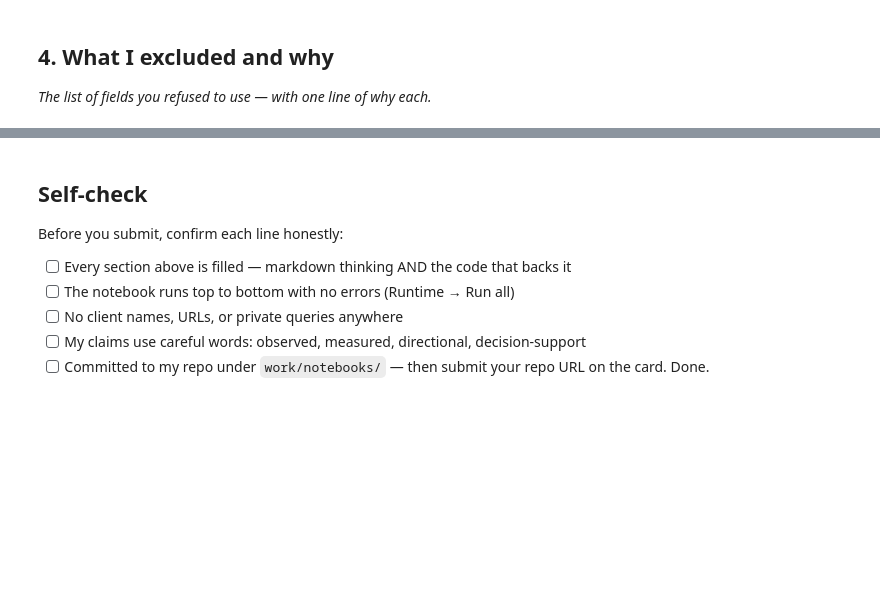
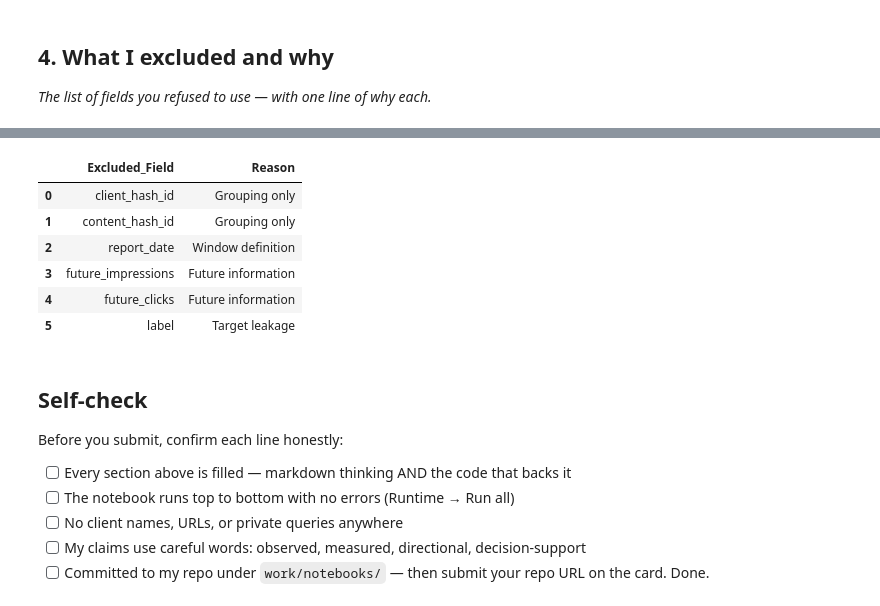
Before and after one commit to kaifahmad236/flyrank-ml-internship, a Jupyter notebook: work/notebooks/w03_feature_leakage_check.ipynb, the cells around one changed output, grey strips where cells are left out. Cells and saved outputs as stored; diff of their text form; code cells hidden in the pictures; blank space fills up the shorter version.

```diff
--- a/work/notebooks/w03_feature_leakage_check.ipynb
+++ b/work/notebooks/w03_feature_leakage_check.ipynb
@@ -34,6 +273,34 @@ This skeleton is yours to fill. Work the sections **in order** — each one has
 # %%
 # This cell is for CODE (numbers, a query, a check).
 # Write your text answer in the cell ABOVE this one — typing sentences here breaks Run All.
+excluded = pd.DataFrame({
+    "Excluded_Field": [
+        "client_hash_id",
+        "content_hash_id",
+        "report_date",
+        "future_impressions",
+        "future_clicks",
+        "label"
+    ],
+    "Reason": [
+        "Grouping only",
+        "Grouping only",
+        "Window definition",
+        "Future information",
+        "Future information",
+        "Target leakage"
+    ]
+})
+
+excluded
+# %% [output]
+|  | Excluded_Field | Reason |
+| 0 | client_hash_id | Grouping only |
+| 1 | content_hash_id | Grouping only |
+| 2 | report_date | Window definition |
+| 3 | future_impressions | Future information |
+| 4 | future_clicks | Future information |
+| 5 | label | Target leakage |
 # %% [markdown]
 ## Self-check
 
```
Also changed, not shown: parts of 10 cells of this notebook.
